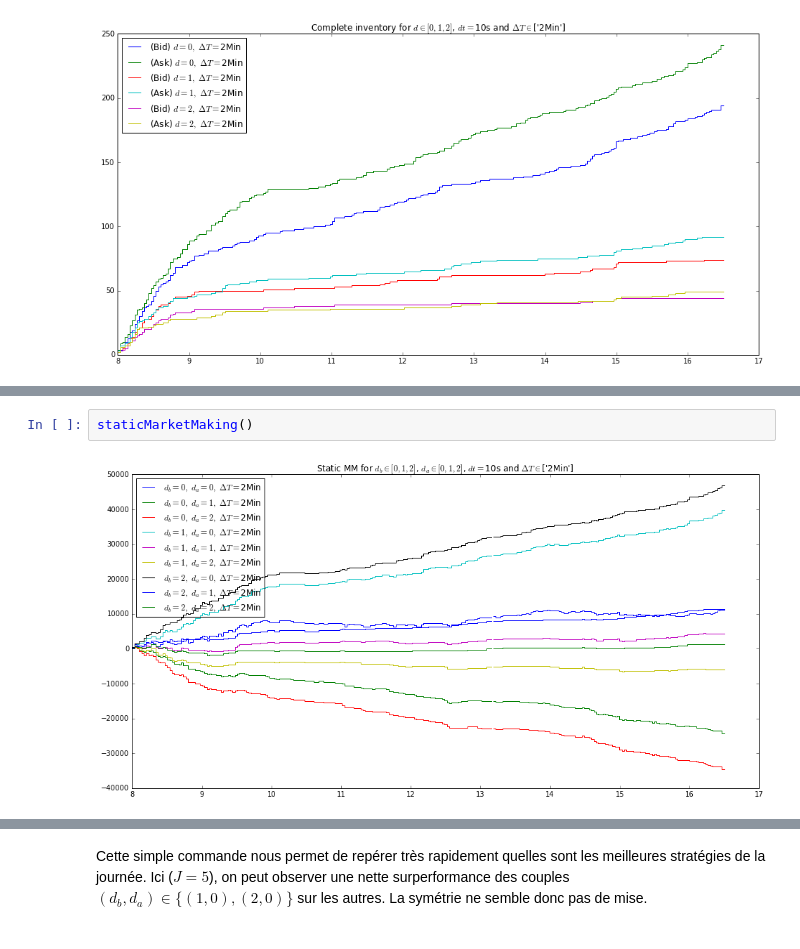
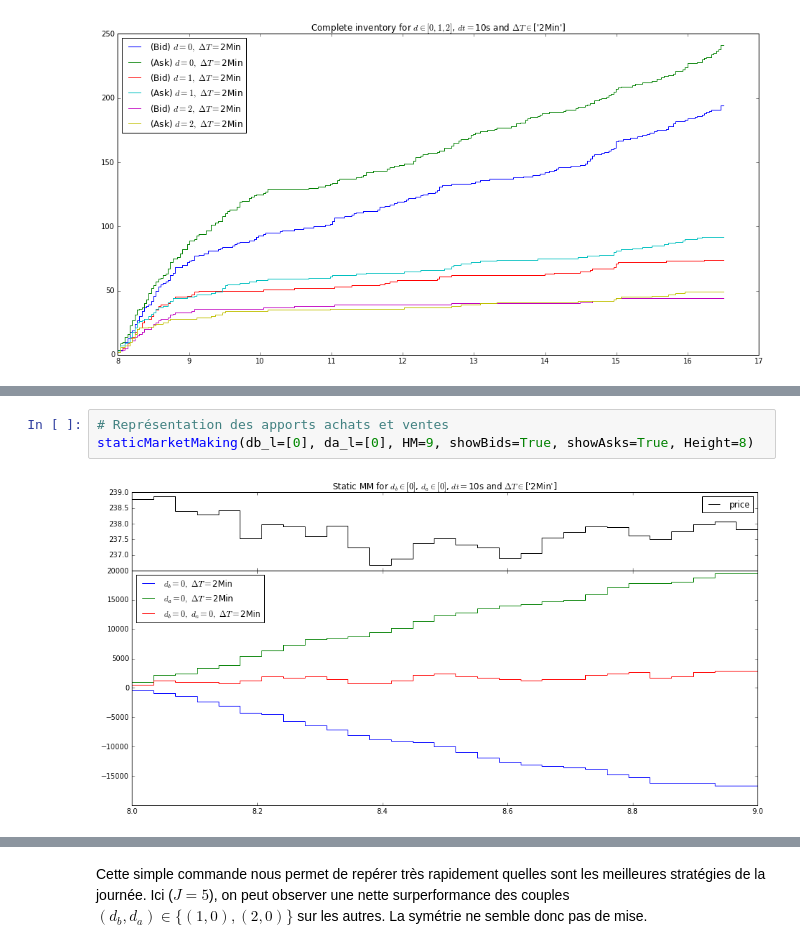
Before and after one commit to m-legrand/TD_Laruelle, a Jupyter notebook: Seance4/TP4.ipynb, the cells around one changed output, grey strips where cells are left out. Drawn from its saved outputs; the diff is of its cells as text.

```diff
--- a/Seance4/TP4.ipynb
+++ b/Seance4/TP4.ipynb
@@ -402,6 +413,7 @@ def staticMarketMaking(db_l=[0,1,2], da_l=[0,1,2], dt='10s', DT_l=['2Min'], Hm=8
 
     plt.show()
-# %%
-staticMarketMaking()
-# %% [output]
-[figure, removed]
+# %%
+# Représentation des apports achats et ventes
+staticMarketMaking(db_l=[0], da_l=[0], HM=9, showBids=True, showAsks=True, Height=8)
+# %% [output]
+[figure, added]
```
Also changed, not shown: parts of 22 cells of this notebook.
